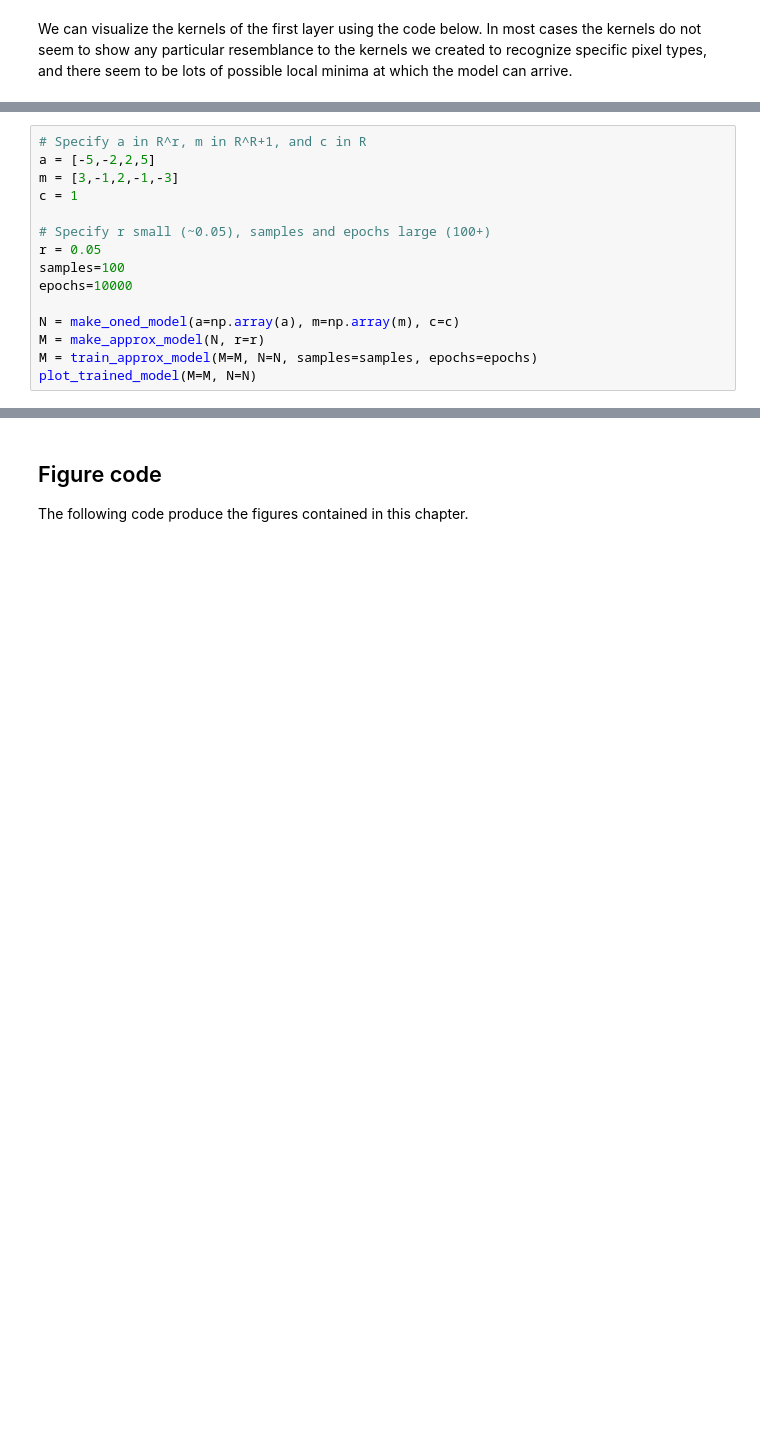
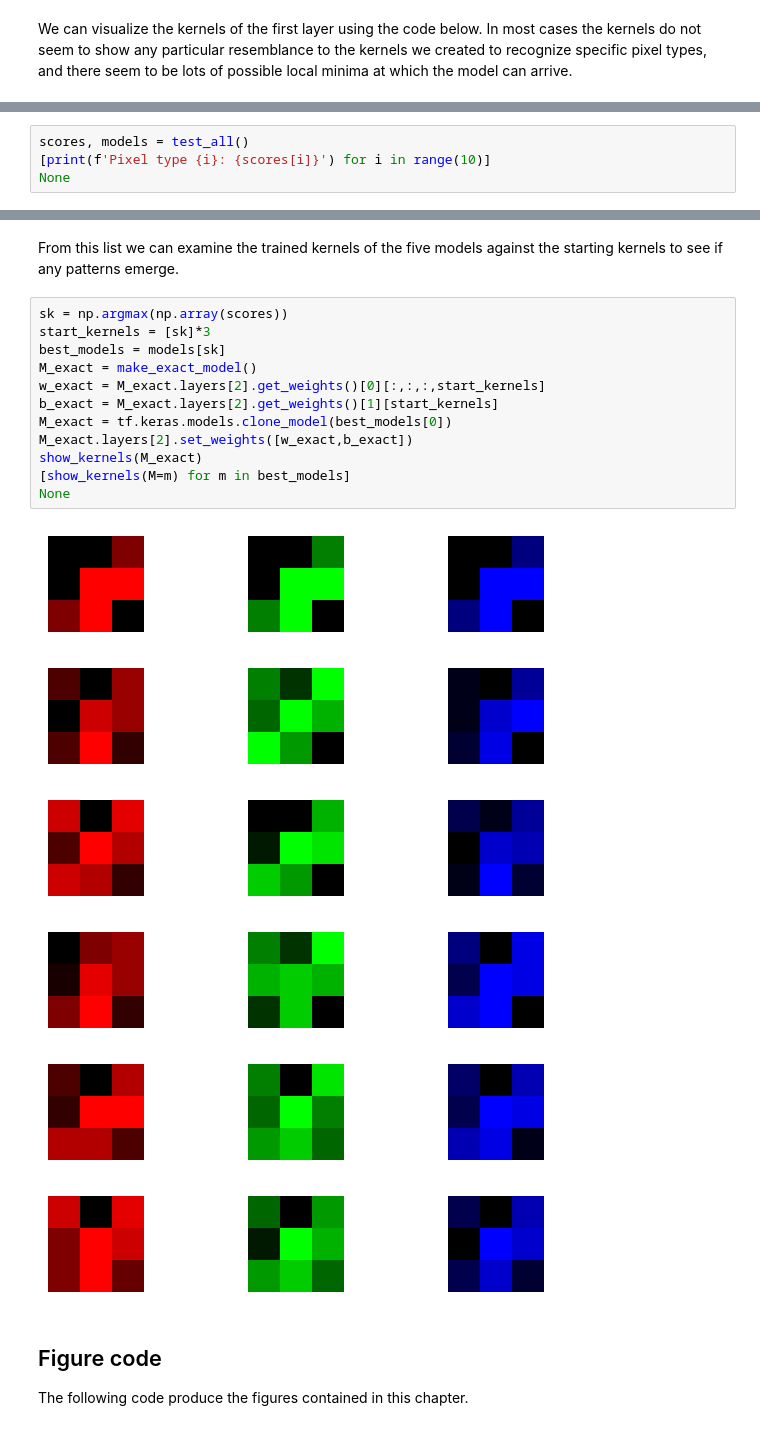
Before and after one commit to HectorLeitch/mas6041, a Jupyter notebook: try_digits.ipynb, the cells around one changed output, grey strips where cells are left out. Cells and saved outputs as stored; diff of their text form; blank space fills up the shorter version.

```diff
--- a/try_digits.ipynb
+++ b/try_digits.ipynb
@@ -92,15 +91,0 @@ This example aims to train models similar to the previous one, but initializing
-# %%
-# Specify a in R^r, m in R^R+1, and c in R
-a = [-5,-2,2,5]
-m = [3,-1,2,-1,-3]
-c = 1
-
-# Specify r small (~0.05), samples and epochs large (100+)
-r = 0.05
-samples=100
-epochs=10000
-
-N = make_oned_model(a=np.array(a), m=np.array(m), c=c)
-M = make_approx_model(N, r=r)
-M = train_approx_model(M=M, N=N, samples=samples, epochs=epochs)
-plot_trained_model(M=M, N=N)
@@ -140,0 +119,4 @@ Layer 2:
+# %%
+scores, models = test_all()
+[print(f'Pixel type {i}: {scores[i]}') for i in range(10)]
+None
@@ -141,3 +134,24 @@ Layer 2:
+# %% [markdown]
+From this list we can examine the trained kernels of the five models against the starting kernels to see if any patterns emerge.
+# %%
+sk = np.argmax(np.array(scores))
+start_kernels = [sk]*3
+best_models = models[sk]
+M_exact = make_exact_model()
+w_exact = M_exact.layers[2].get_weights()[0][:,:,:,start_kernels]
+b_exact = M_exact.layers[2].get_weights()[1][start_kernels]
+M_exact = tf.keras.models.clone_model(best_models[0])
+M_exact.layers[2].set_weights([w_exact,b_exact])
+show_kernels(M_exact)
+[show_kernels(M=m) for m in best_models]
+None
+# %% [output]
+[figure, added]
+[figure, added]
+[figure, added]
+[figure, added]
+[figure, added]
+[figure, added]
 # %% [markdown]
 ## Figure code
 
```
Also changed, not shown: parts of 18 cells of this notebook, 5 other files.
